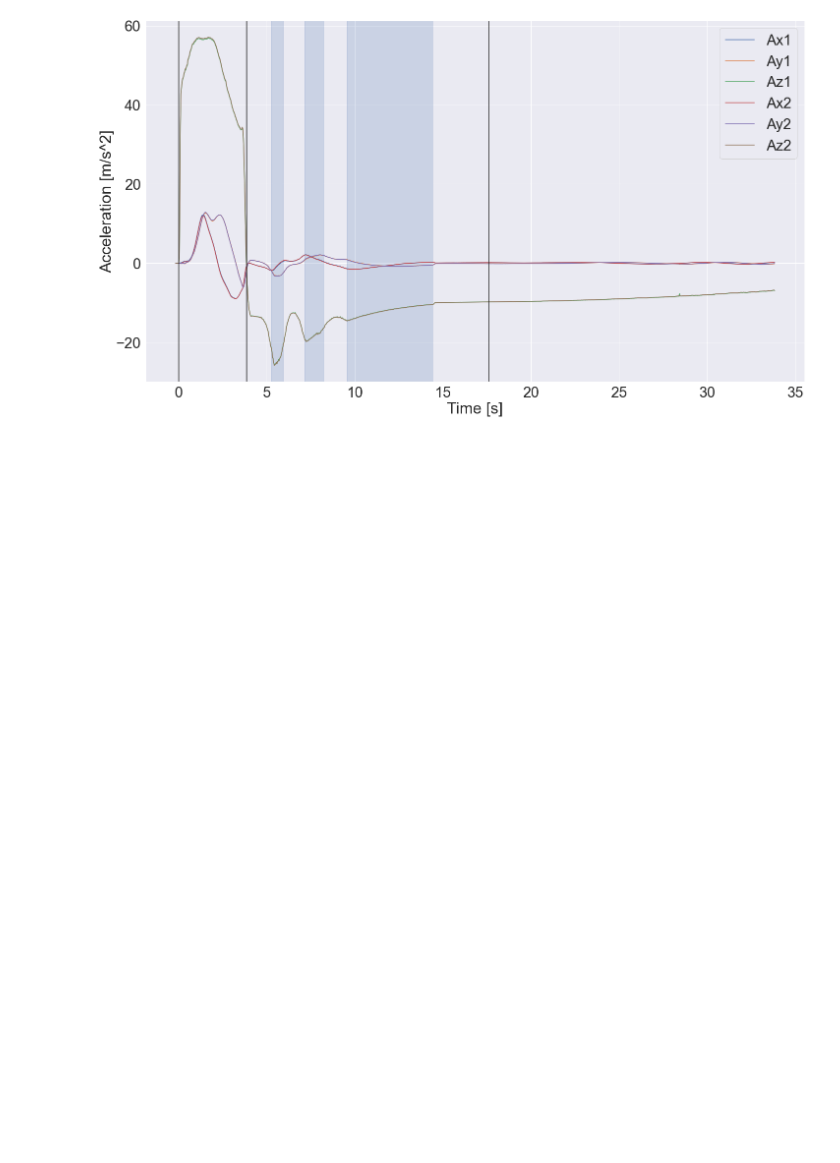
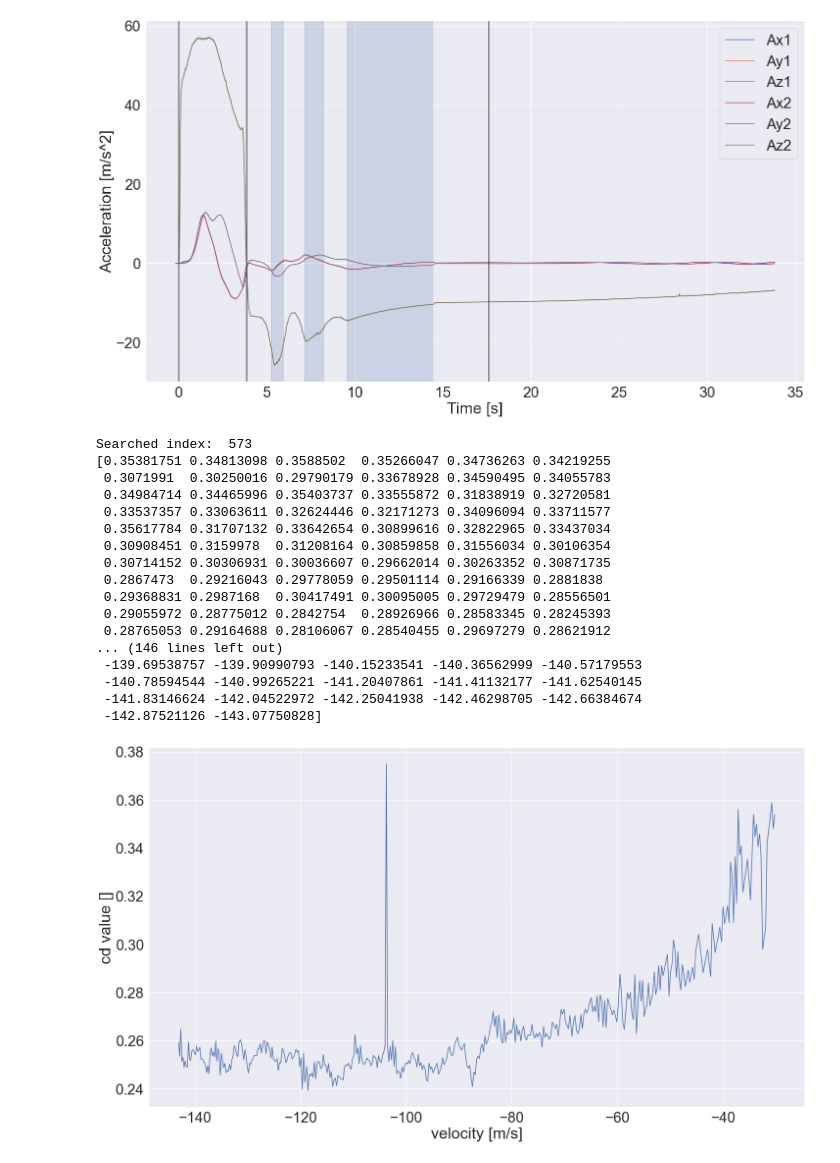
Before and after one commit to aris-space/euler-avionics, a Jupyter notebook: maiden_launch_analysis/maiden_launch_trajectory.ipynb, the cells around one changed output. Drawn from its saved outputs; the diff is of its cells as text; code cells hidden in the pictures; blank space fills up the shorter version.

```diff
--- a/maiden_launch_analysis/maiden_launch_trajectory.ipynb
+++ b/maiden_launch_analysis/maiden_launch_trajectory.ipynb
@@ -283,5 +283,83 @@ plt.show()
 [figure]
 [figure]
 [figure]
+# %%
+# Estimation of the cd values form the decent flight
+
+def compute_density(actual_temp):
+    Temp_grad = 0.0065
+    R_star = 8.3144598
+    M = 0.0289644
+    R = R_star / M
+    n = (-g / (Temp_grad * R)) - 1
+    Temp_0 = 273.15
+    Temp_g = 10
+    Temp_g = Temp_0 + Temp_g
+    rho_sea = 1.225
+    P_sea = 1.01325e5
+    Temp_sea = 288.15
+    Pressure_g = 85000
+    actual_temp = actual_temp + Temp_0
+
+    rho_g = rho_sea * ((Pressure_g / P_sea) * (Temp_sea / Temp_g))
+    rho = rho_g * (actual_temp / Temp_g) ** n
+    return rho
+
+def compute_speed_of_sound(actual_temp):
+    gamma = 1.4
+    R_star = 8.3144598
+    M = 0.0289644
+    R = R_star / M
+    Temp_0 = 273.15
+    actual_temp = actual_temp + Temp_0
+    return np.sqrt(gamma * R * actual_temp)
+
+def compute_cd(acc, vel, temp, index):
+    m_rocket_engineless = 31.5      # kg
+    A_ref_rocket = m.pi * (0.179/2)**2
+    cd_list = []
+    cd_vel_list = []
+    for i in range(index+100, len(vel)-10):
+        rho = compute_density(temp[i])
+        cd_value = (acc[i]-g)*2*m_rocket_engineless / (rho * A_ref_rocket * vel[i]**2)
+        cd_list.append(cd_value)
+        cd_vel_list.append(vel[i])
+
+    cd = np.array(cd_list)
+    print(cd)
+    cd_vel = np.array(cd_vel_list)
+    print(cd_vel)
+    plt.xlabel('velocity [m/s]')
+    plt.ylabel('cd value []')
+    plt.plot(cd_vel, cd)
+
+
+# search for index from which velocity gets negative
+for i in range(10, len(V_array1[:, 2])):
+    if V_array1[i, 2] < 0:
+        print("Searched index: ", i)
+        index_neg_vel = i
+        break
+
+compute_cd(acc=A_array1[:, 2], vel=V_array1[:, 2], temp=np.array(combined['Temperature [°C]']), index=index_neg_vel)
+# %% [output]
+Searched index:  573
+[0.35381751 0.34813098 0.3588502  0.35266047 0.34736263 0.34219255
+ 0.3071991  0.30250016 0.29790179 0.33678928 0.34590495 0.34055783
+ 0.34984714 0.34465996 0.35403737 0.33555872 0.31838919 0.32720581
+ 0.33537357 0.33063611 0.32624446 0.32171273 0.34096094 0.33711577
+ 0.35617784 0.31707132 0.33642654 0.30899616 0.32822965 0.33437034
+ 0.30908451 0.3159978  0.31208164 0.30859858 0.31556034 0.30106354
+ 0.30714152 0.30306931 0.30036607 0.29662014 0.30263352 0.30871735
+ 0.2867473  0.29216043 0.29778059 0.29501114 0.29166339 0.2881838
+ 0.29368831 0.2987168  0.30417491 0.30095005 0.29729479 0.28556501
+ 0.29055972 0.28775012 0.2842754  0.28926966 0.28583345 0.28245393
+ 0.28765053 0.29164688 0.28106067 0.28540455 0.29697279 0.28621912
+... (146 lines left out)
+ -139.69538757 -139.90990793 -140.15233541 -140.36562999 -140.57179553
+ -140.78594544 -140.99265221 -141.20407861 -141.41132177 -141.62540145
+ -141.83146624 -142.04522972 -142.25041938 -142.46298705 -142.66384674
+ -142.87521126 -143.07750828]
+[figure, added]
 # %%
 # Control plots
```
Also changed, not shown: parts of 1 cell of this notebook.
